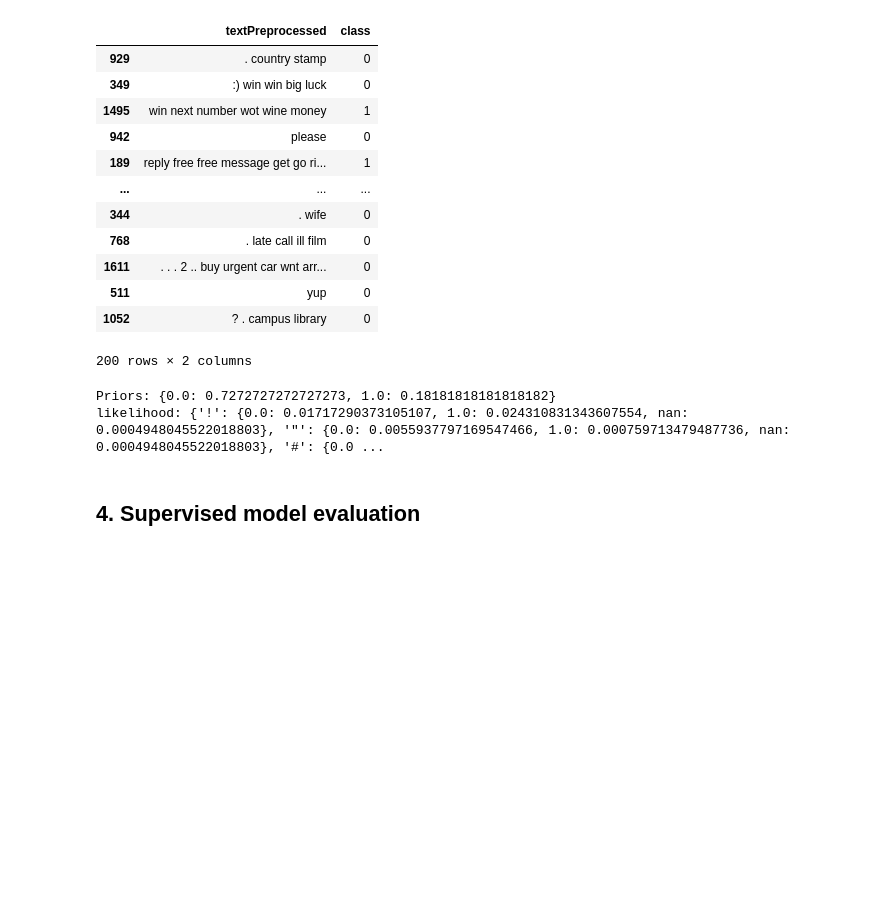
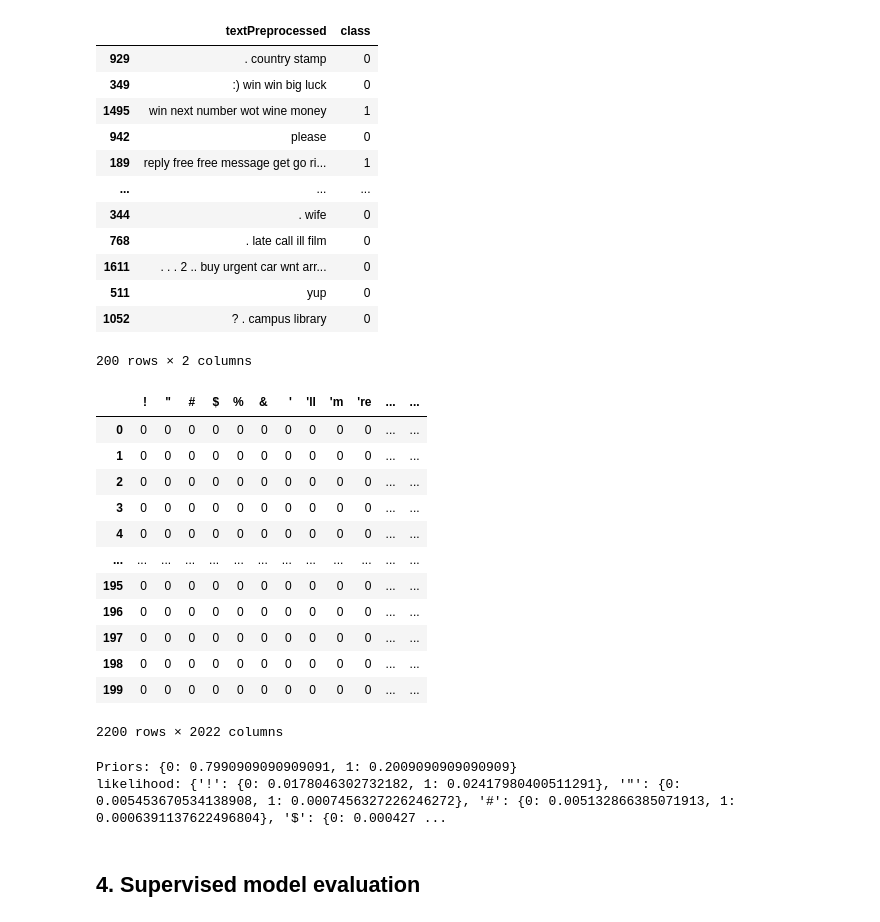
Before and after one commit to YubotKwng/Naive-Bayes-model-classifiying-spam-messages, a Jupyter notebook: COMP30027_2025_asst1_template.ipynb, the cells around one changed output. Saved outputs shown, nothing was run; the diff lists cells and outputs as text; code cells hidden in the pictures; blank space fills up the shorter version.

```diff
--- a/COMP30027_2025_asst1_template.ipynb
+++ b/COMP30027_2025_asst1_template.ipynb
@@ -637,6 +675,8 @@ unlabel_boundary_df.head(200)
 # %%
+unlabel_boundary_df.drop(columns=['predicted_class','R','0_prob (convert from log)', '1_prob (convert from log)'], inplace=True)
 unlabel_boundary_df.rename(columns={'actual_class': 'class'}, inplace=True)
-unlabel_boundary_df[['textPreprocessed','class']].head(200)
+confidence_selected = unlabel_boundary_df.head(200)
+confidence_selected
 # %% [output]
 |  | textPreprocessed | class |
 | 929 | . country stamp | 0 |
@@ -657,12 +694,32 @@ confidence_train_df = pd.concat([df[['textPreprocessed','class']],unlabel_bounda
+# %%
+_, confidence_count = create_matrix(confidence_selected)
+confidence_train_data = pd.concat([count_df,confidence_count])
+confidence_train_data = confidence_train_data.fillna(0)
+confidence_train_data = confidence_train_data.astype(int)
+confidence_train_data = confidence_train_data.loc[:, (confidence_train_data != 0).any(axis=0)]
+confidence_train_data
+# %% [output]
+|  | ! | " | # | $ | % | & | ' | 'll | 'm | 're | ... | ... |
+| 0 | 0 | 0 | 0 | 0 | 0 | 0 | 0 | 0 | 0 | 0 | ... | ... |
+| 1 | 0 | 0 | 0 | 0 | 0 | 0 | 0 | 0 | 0 | 0 | ... | ... |
+| 2 | 0 | 0 | 0 | 0 | 0 | 0 | 0 | 0 | 0 | 0 | ... | ... |
+| 3 | 0 | 0 | 0 | 0 | 0 | 0 | 0 | 0 | 0 | 0 | ... | ... |
+| 4 | 0 | 0 | 0 | 0 | 0 | 0 | 0 | 0 | 0 | 0 | ... | ... |
+| ... | ... | ... | ... | ... | ... | ... | ... | ... | ... | ... | ... | ... |
+| 195 | 0 | 0 | 0 | 0 | 0 | 0 | 0 | 0 | 0 | 0 | ... | ... |
+| 196 | 0 | 0 | 0 | 0 | 0 | 0 | 0 | 0 | 0 | 0 | ... | ... |
+| 197 | 0 | 0 | 0 | 0 | 0 | 0 | 0 | 0 | 0 | 0 | ... | ... |
+| 198 | 0 | 0 | 0 | 0 | 0 | 0 | 0 | 0 | 0 | 0 | ... | ... |
+| 199 | 0 | 0 | 0 | 0 | 0 | 0 | 0 | 0 | 0 | 0 | ... | ... |
+2200 rows × 2022 columns
 # %%
-confidence_vocabulary, confidence_count = create_matrix(confidence_train_df)
-confidence_priors_prob, confidence_likelihood = train_model(confidence_count)
+confidence_priors_prob, confidence_likelihood = train_model(confidence_train_data)
 
 print("Priors:", confidence_priors_prob)
 print("likelihood:", confidence_likelihood)
 # %% [output]
-Priors: {0.0: 0.7272727272727273, 1.0: 0.18181818181818182}
-likelihood: {'!': {0.0: 0.01717290373105107, 1.0: 0.024310831343607554, nan: 0.0004948045522018803}, '"': {0.0: 0.0055937797169547466, 1.0: 0.000759713479487736, nan: 0.0004948045522018803}, '#': {0.0 ...
+Priors: {0: 0.7990909090909091, 1: 0.2009090909090909}
+likelihood: {'!': {0: 0.0178046302732182, 1: 0.02417980400511291}, '"': {0: 0.005453670534138908, 1: 0.0007456327226246272}, '#': {0: 0.005132866385071913, 1: 0.0006391137622496804}, '$': {0: 0.000427 ...
 # %% [markdown]
 ## 4. Supervised model evaluation
 # %%
```
Also changed, not shown: parts of 23 cells of this notebook.
